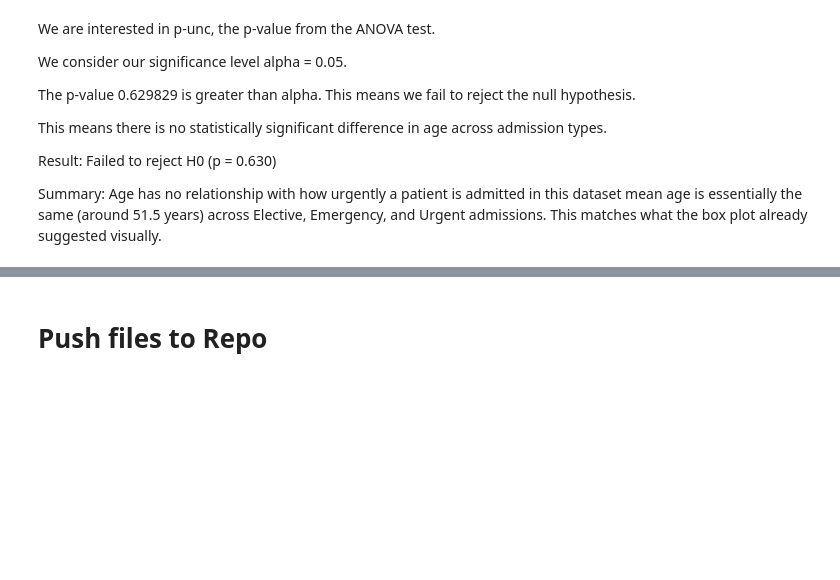
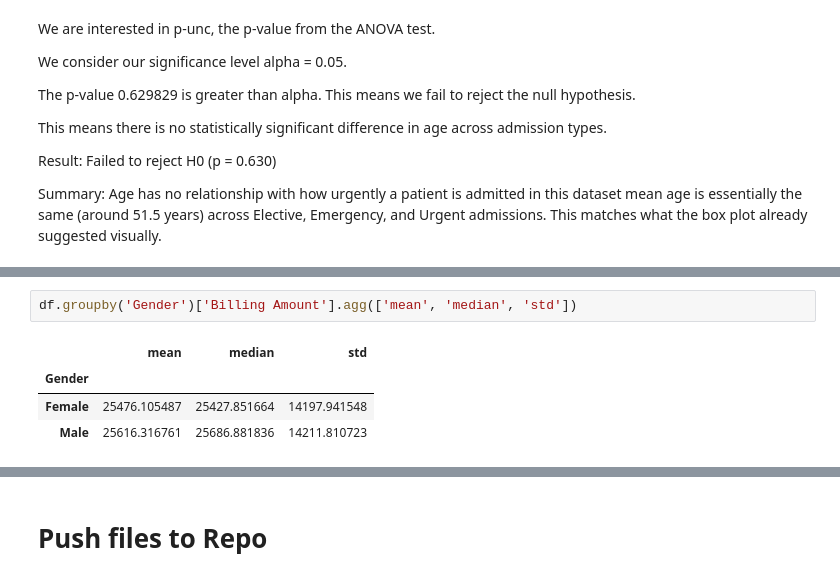
Before and after one commit to navmann99/Healthcare_Analysis, a Jupyter notebook: jupyter_notebooks/02-EDAHypothesisTesting.ipynb, the cells around one changed output, grey strips where cells are left out. Saved outputs shown, nothing was run; the diff lists cells and outputs as text; blank space fills up the shorter version.

```diff
--- a/jupyter_notebooks/02-EDAHypothesisTesting.ipynb
+++ b/jupyter_notebooks/02-EDAHypothesisTesting.ipynb
@@ -257,0 +263,7 @@ Summary: Age has no relationship with how urgently a patient is admitted in this
+# %%
+df.groupby('Gender')['Billing Amount'].agg(['mean', 'median', 'std'])
+# %% [output]
+|  | mean | median | std |
+| Gender |  |  |  |
+| Female | 25476.105487 | 25427.851664 | 14197.941548 |
+| Male | 25616.316761 | 25686.881836 | 14211.810723 |
```
Also changed, not shown: parts of 5 cells of this notebook.
